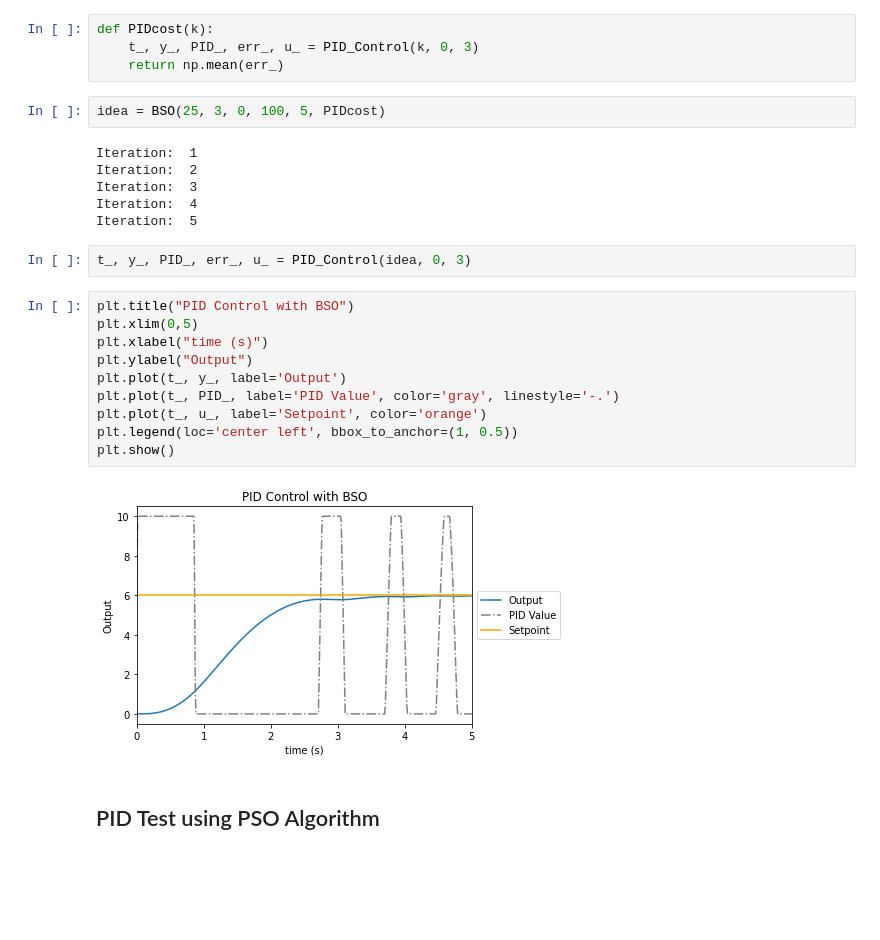
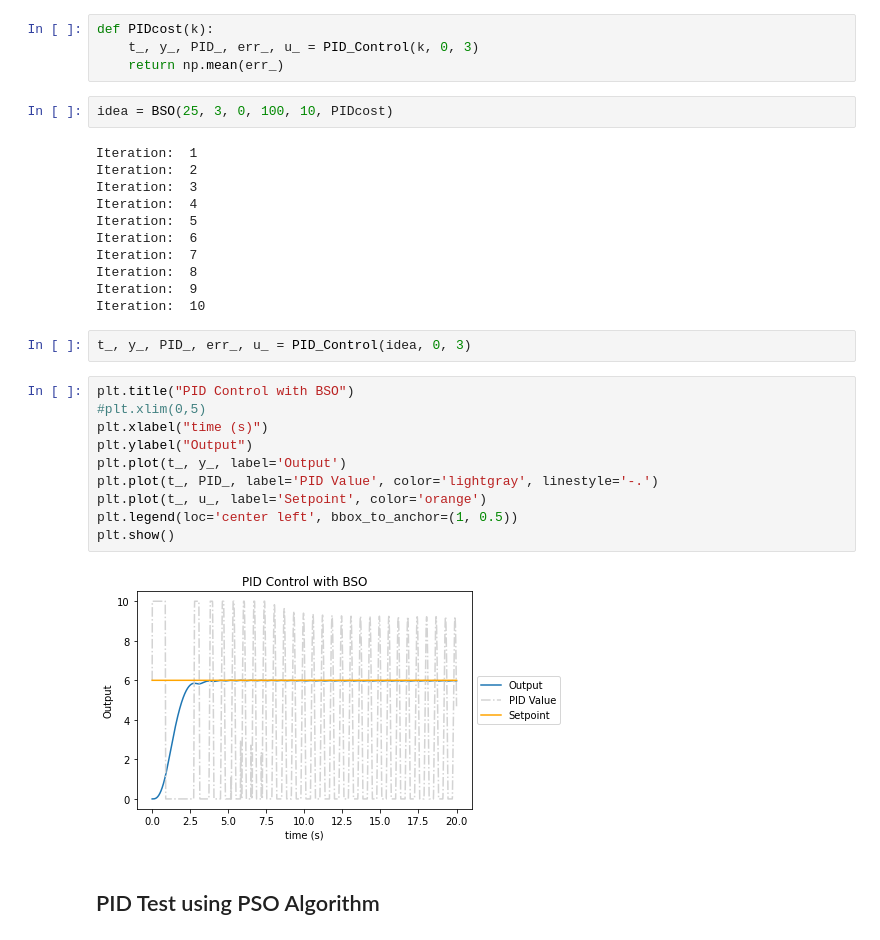
Before and after one commit to Vermillord/KP_Codes, a Jupyter notebook: KP_Notes.ipynb, the cells around one changed output. Saved outputs shown, nothing was run; the diff lists cells and outputs as text; blank space fills up the shorter version.

```diff
--- a/KP_Notes.ipynb
+++ b/KP_Notes.ipynb
@@ -1789,27 +1789,32 @@ def PIDcost(k):
     t_, y_, PID_, err_, u_ = PID_Control(k, 0, 3)
     return np.mean(err_)
 # %%
-idea = BSO(25, 3, 0, 100, 5, PIDcost)
+idea = BSO(25, 3, 0, 100, 10, PIDcost)
 # %% [output]
 Iteration:  1
 Iteration:  2
 Iteration:  3
 Iteration:  4
 Iteration:  5
+Iteration:  6
+Iteration:  7
+Iteration:  8
+Iteration:  9
+Iteration:  10
 # %%
 t_, y_, PID_, err_, u_ = PID_Control(idea, 0, 3)
 # %%
 plt.title("PID Control with BSO")
-plt.xlim(0,5)
+#plt.xlim(0,5)
 plt.xlabel("time (s)")
 plt.ylabel("Output")
 plt.plot(t_, y_, label='Output')
-plt.plot(t_, PID_, label='PID Value', color='gray', linestyle='-.')
+plt.plot(t_, PID_, label='PID Value', color='lightgray', linestyle='-.')
 plt.plot(t_, u_, label='Setpoint', color='orange')
 plt.legend(loc='center left', bbox_to_anchor=(1, 0.5))
 plt.show()
 # %% [output]
-[figure, old version]
+[figure, new version]
 # %% [markdown]
 ## PID Test using PSO Algorithm
 # %%
```
Also changed, not shown: parts of 8 cells of this notebook.
